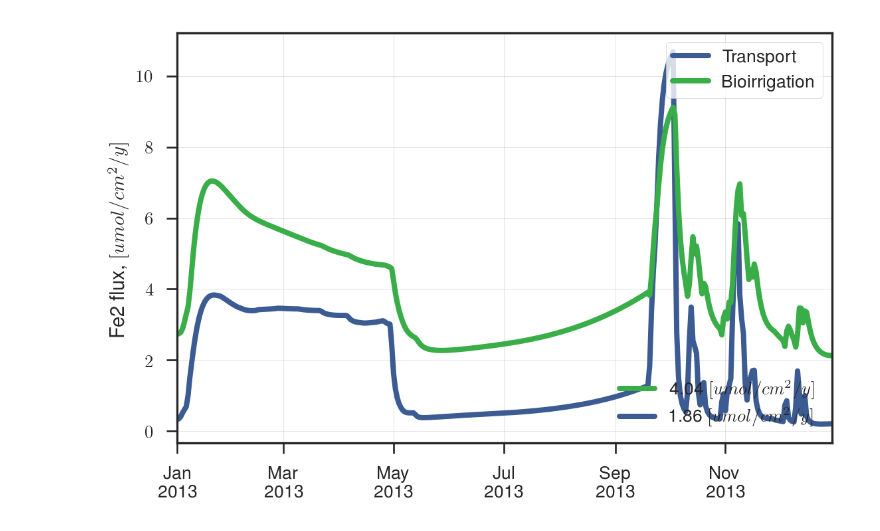
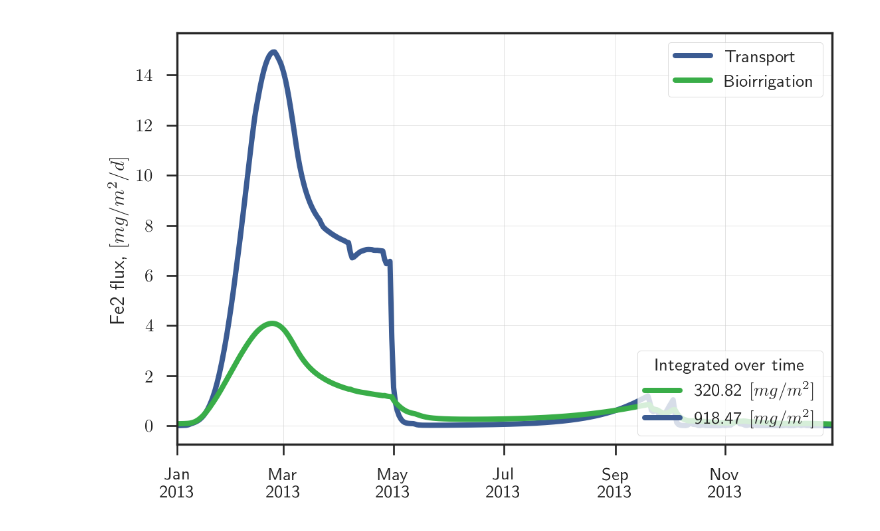
Before and after one commit to biogeochemistry/MyLake_v2_Vansjo, a Jupyter notebook: Postproc_code/results.ipynb, the cells around one changed output. Cells and saved outputs as stored; diff of their text form; code cells hidden in the pictures.

```diff
--- a/Postproc_code/results.ipynb
+++ b/Postproc_code/results.ipynb
@@ -36,7 +36,7 @@ plotter.rate_profile('sediment', ['R2'])
 # %%
-plotter.flux('Fe2', convert_units=True)
+plotter.flux('Fe2', convert_units=0)
 # %% [output]
-[figure, old version]
+[figure, new version]
 # %%
 plotter.rate_profile('sediment', ['R8'], years_ago=0.0)
 # %% [output]
```
Also changed, not shown: parts of 14 cells of this notebook, 1 other file.
